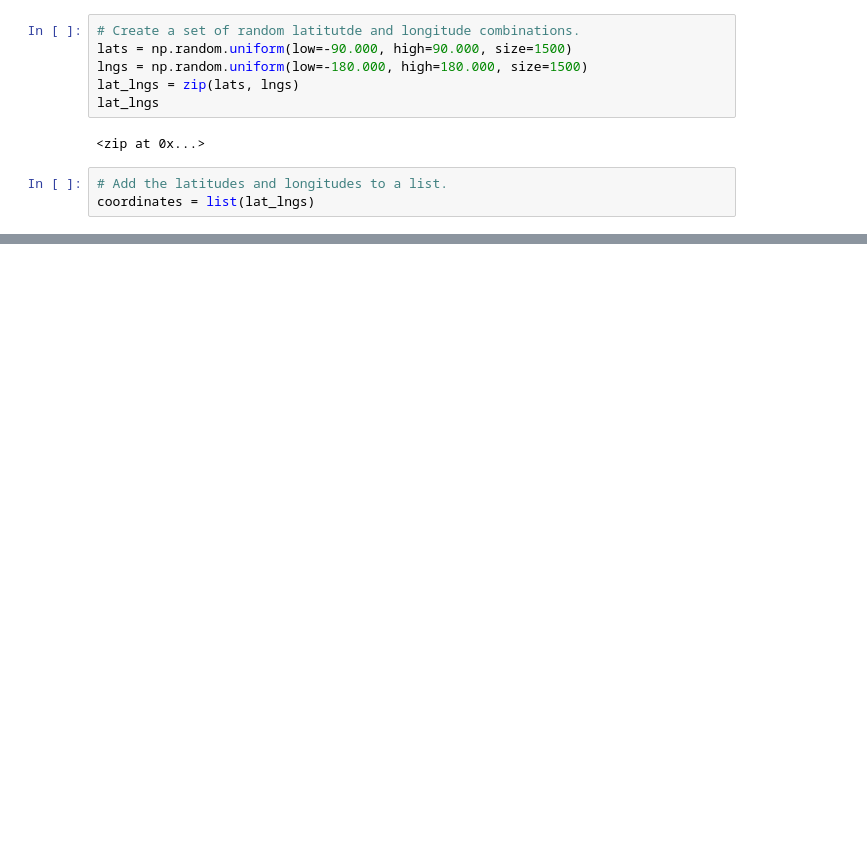
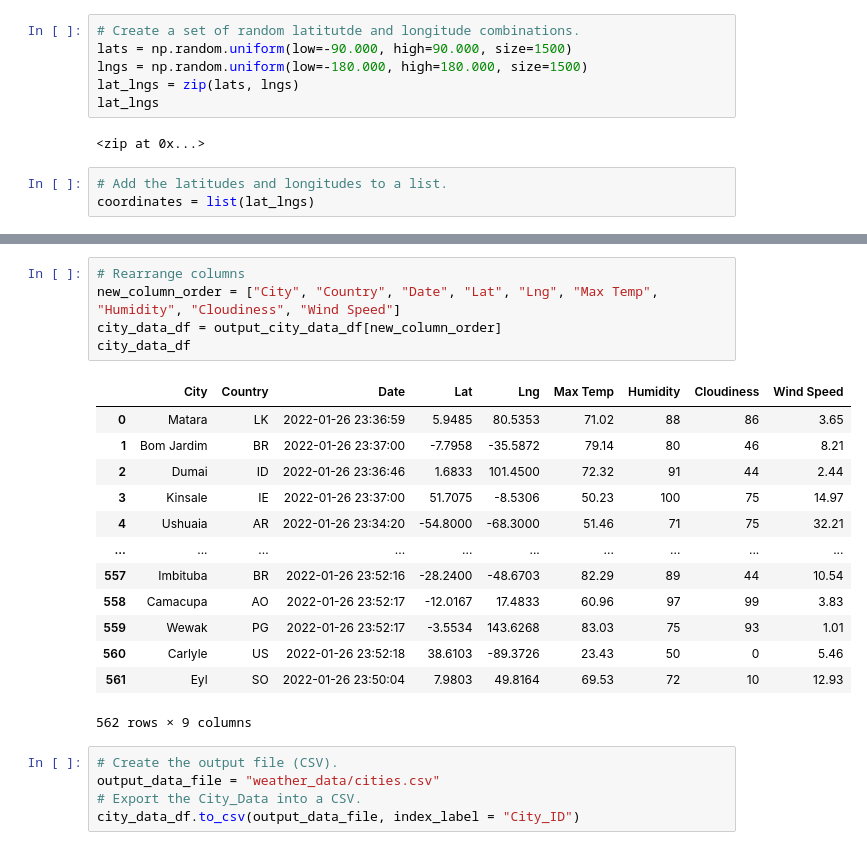
Before and after one commit to swichtenberg/World_Weather_Analysis, a Jupyter notebook: WeatherPy.ipynb, the cells around one changed output, grey strips where cells are left out. Drawn from its saved outputs; the diff is of its cells as text; blank space fills up the shorter version.

```diff
--- a/WeatherPy.ipynb
+++ b/WeatherPy.ipynb
@@ -161,0 +138,24 @@ city_data_df.to_csv(output_data_file, index_label = "City_ID")
+# %%
+# Rearrange columns
+new_column_order = ["City", "Country", "Date", "Lat", "Lng", "Max Temp", "Humidity", "Cloudiness", "Wind Speed"]
+city_data_df = output_city_data_df[new_column_order]
+city_data_df
+# %% [output]
+|  | City | Country | Date | Lat | Lng | Max Temp | Humidity | Cloudiness | Wind Speed |
+| 0 | Matara | LK | 2022-01-26 23:36:59 | 5.9485 | 80.5353 | 71.02 | 88 | 86 | 3.65 |
+| 1 | Bom Jardim | BR | 2022-01-26 23:37:00 | -7.7958 | -35.5872 | 79.14 | 80 | 46 | 8.21 |
+| 2 | Dumai | ID | 2022-01-26 23:36:46 | 1.6833 | 101.4500 | 72.32 | 91 | 44 | 2.44 |
+| 3 | Kinsale | IE | 2022-01-26 23:37:00 | 51.7075 | -8.5306 | 50.23 | 100 | 75 | 14.97 |
+| 4 | Ushuaia | AR | 2022-01-26 23:34:20 | -54.8000 | -68.3000 | 51.46 | 71 | 75 | 32.21 |
+| ... | ... | ... | ... | ... | ... | ... | ... | ... | ... |
+| 557 | Imbituba | BR | 2022-01-26 23:52:16 | -28.2400 | -48.6703 | 82.29 | 89 | 44 | 10.54 |
+| 558 | Camacupa | AO | 2022-01-26 23:52:17 | -12.0167 | 17.4833 | 60.96 | 97 | 99 | 3.83 |
+| 559 | Wewak | PG | 2022-01-26 23:52:17 | -3.5534 | 143.6268 | 83.03 | 75 | 93 | 1.01 |
+| 560 | Carlyle | US | 2022-01-26 23:52:18 | 38.6103 | -89.3726 | 23.43 | 50 | 0 | 5.46 |
+| 561 | Eyl | SO | 2022-01-26 23:50:04 | 7.9803 | 49.8164 | 69.53 | 72 | 10 | 12.93 |
+562 rows × 9 columns
+# %%
+# Create the output file (CSV).
+output_data_file = "weather_data/cities.csv"
+# Export the City_Data into a CSV.
+city_data_df.to_csv(output_data_file, index_label = "City_ID")
```
Also changed, not shown: parts of 14 cells of this notebook, 5 other files.
